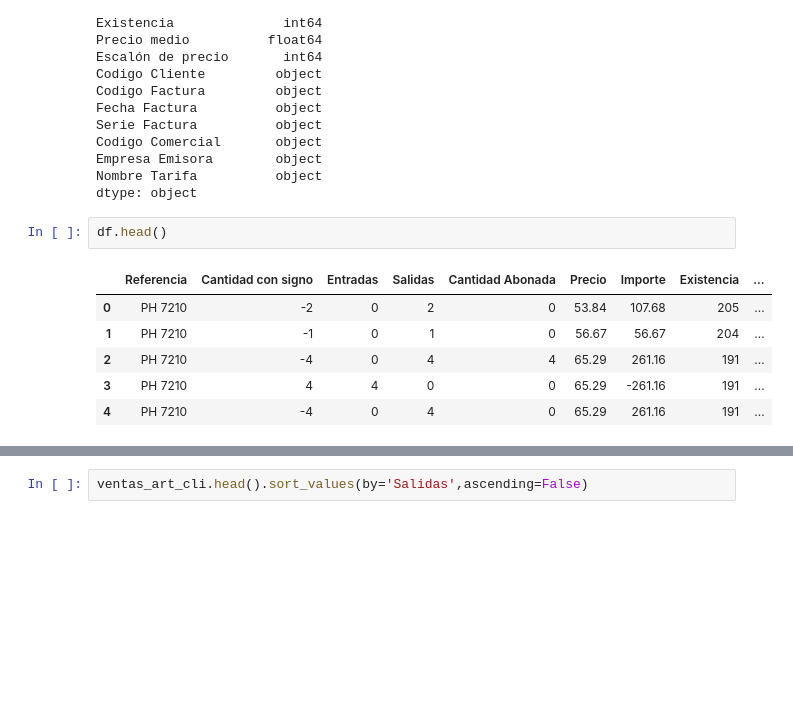
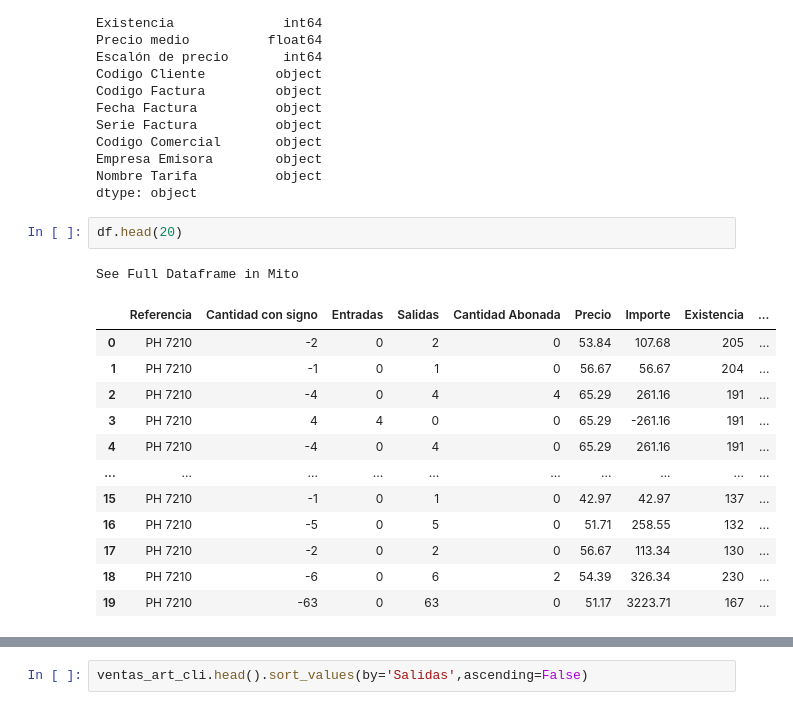
Before and after one commit to gelos21/codigofacilito, a Jupyter notebook: Analisis_Phasak/SAis_vendidos_2022.ipynb, the cells around one changed output, grey strips where cells are left out. Drawn from its saved outputs; the diff is of its cells as text; blank space fills up the shorter version.

```diff
--- a/Analisis_Phasak/SAis_vendidos_2022.ipynb
+++ b/Analisis_Phasak/SAis_vendidos_2022.ipynb
@@ -65,12 +67,19 @@ Empresa Emisora        object
 Nombre Tarifa          object
 dtype: object
 # %%
-df.head()
+df.head(20)
 # %% [output]
+See Full Dataframe in Mito
 |  | Referencia | Cantidad con signo | Entradas | Salidas | Cantidad Abonada | Precio | Importe | Existencia | ... |
 | 0 | PH 7210 | -2 | 0 | 2 | 0 | 53.84 | 107.68 | 205 | ... |
 | 1 | PH 7210 | -1 | 0 | 1 | 0 | 56.67 | 56.67 | 204 | ... |
 | 2 | PH 7210 | -4 | 0 | 4 | 4 | 65.29 | 261.16 | 191 | ... |
 | 3 | PH 7210 | 4 | 4 | 0 | 0 | 65.29 | -261.16 | 191 | ... |
 | 4 | PH 7210 | -4 | 0 | 4 | 0 | 65.29 | 261.16 | 191 | ... |
+| ... | ... | ... | ... | ... | ... | ... | ... | ... | ... |
+| 15 | PH 7210 | -1 | 0 | 1 | 0 | 42.97 | 42.97 | 137 | ... |
+| 16 | PH 7210 | -5 | 0 | 5 | 0 | 51.71 | 258.55 | 132 | ... |
+| 17 | PH 7210 | -2 | 0 | 2 | 0 | 56.67 | 113.34 | 130 | ... |
+| 18 | PH 7210 | -6 | 0 | 6 | 2 | 54.39 | 326.34 | 230 | ... |
+| 19 | PH 7210 | -63 | 0 | 63 | 0 | 51.17 | 3223.71 | 167 | ... |
 # %%
```
Also changed, not shown: parts of 86 cells of this notebook, 28 other files.
